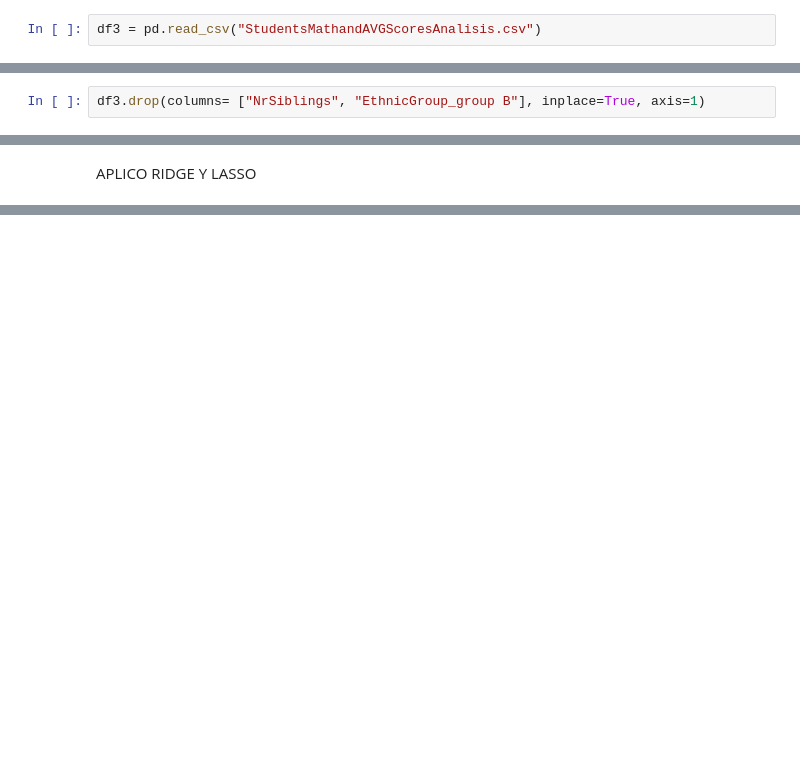
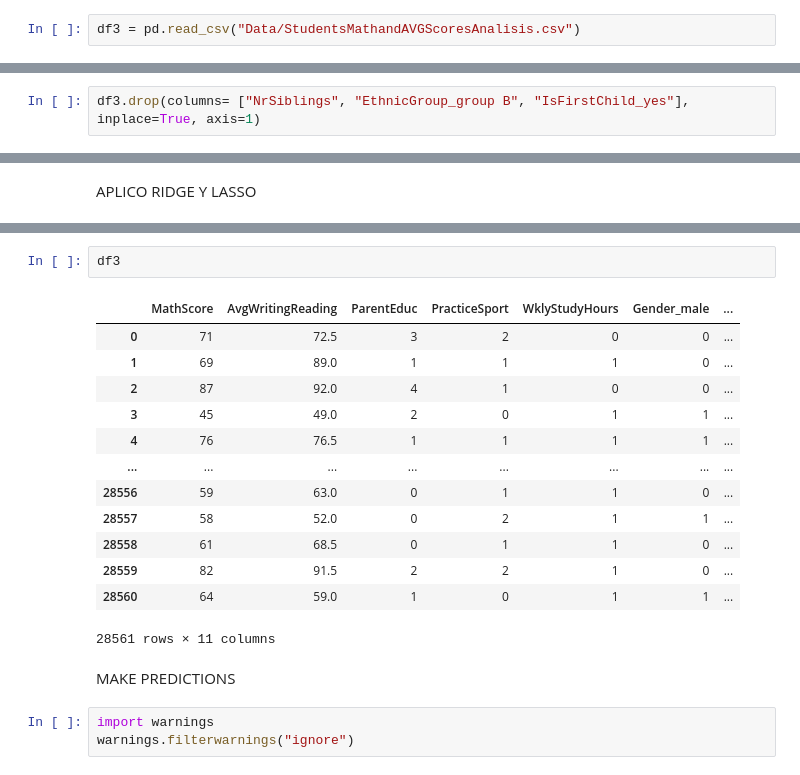
Before and after one commit to catearesu/Project_ML, a Jupyter notebook: Project3Modelos.ipynb, the cells around one changed output, grey strips where cells are left out. Saved outputs shown, nothing was run; the diff lists cells and outputs as text; blank space fills up the shorter version.

```diff
--- a/Project3Modelos.ipynb
+++ b/Project3Modelos.ipynb
@@ -394,7 +372,7 @@ R2 (Coeficiente de Determinación): 0.7973
 # %% [markdown]
 ## ME QUEDO CON LA MEDIA DE READINGSCORE Y WRITINGSCORE
 # %%
-df3 = pd.read_csv("StudentsMathandAVGScoresAnalisis.csv")
+df3 = pd.read_csv("Data/StudentsMathandAVGScoresAnalisis.csv")
 # %%
 df3.info()
 # %% [output]
@@ -445,7 +423,7 @@ Covariance Type:            nonrobust
 Notes:
 [1] Standard Errors assume that the covariance matrix of the errors is correctly specified.
 # %%
-df3.drop(columns= ["NrSiblings", "EthnicGroup_group B"], inplace=True, axis=1)
+df3.drop(columns= ["NrSiblings", "EthnicGroup_group B", "IsFirstChild_yes"], inplace=True, axis=1)
 # %%
 y = df3["MathScore"]
 X = df3.drop(["MathScore"], axis = 1)
@@ -518,3 +492,24 @@ R2 (Coeficiente de Determinación): 0.8685
 📘 Lasso:
 MSE (Error Cuadrático Medio): 30.1569
 R2 (Coeficiente de Determinación): 0.8672
+# %%
+df3
+# %% [output]
+|  | MathScore | AvgWritingReading | ParentEduc | PracticeSport | WklyStudyHours | Gender_male | ... |
+| 0 | 71 | 72.5 | 3 | 2 | 0 | 0 | ... |
+| 1 | 69 | 89.0 | 1 | 1 | 1 | 0 | ... |
+| 2 | 87 | 92.0 | 4 | 1 | 0 | 0 | ... |
+| 3 | 45 | 49.0 | 2 | 0 | 1 | 1 | ... |
+| 4 | 76 | 76.5 | 1 | 1 | 1 | 1 | ... |
+| ... | ... | ... | ... | ... | ... | ... | ... |
+| 28556 | 59 | 63.0 | 0 | 1 | 1 | 0 | ... |
+| 28557 | 58 | 52.0 | 0 | 2 | 1 | 1 | ... |
+| 28558 | 61 | 68.5 | 0 | 1 | 1 | 0 | ... |
+| 28559 | 82 | 91.5 | 2 | 2 | 1 | 0 | ... |
+| 28560 | 64 | 59.0 | 1 | 0 | 1 | 1 | ... |
+28561 rows × 11 columns
+# %% [markdown]
+MAKE PREDICTIONS
+# %%
+import warnings
+warnings.filterwarnings("ignore")
```
Also changed, not shown: parts of 21 cells of this notebook, 48 other files.
